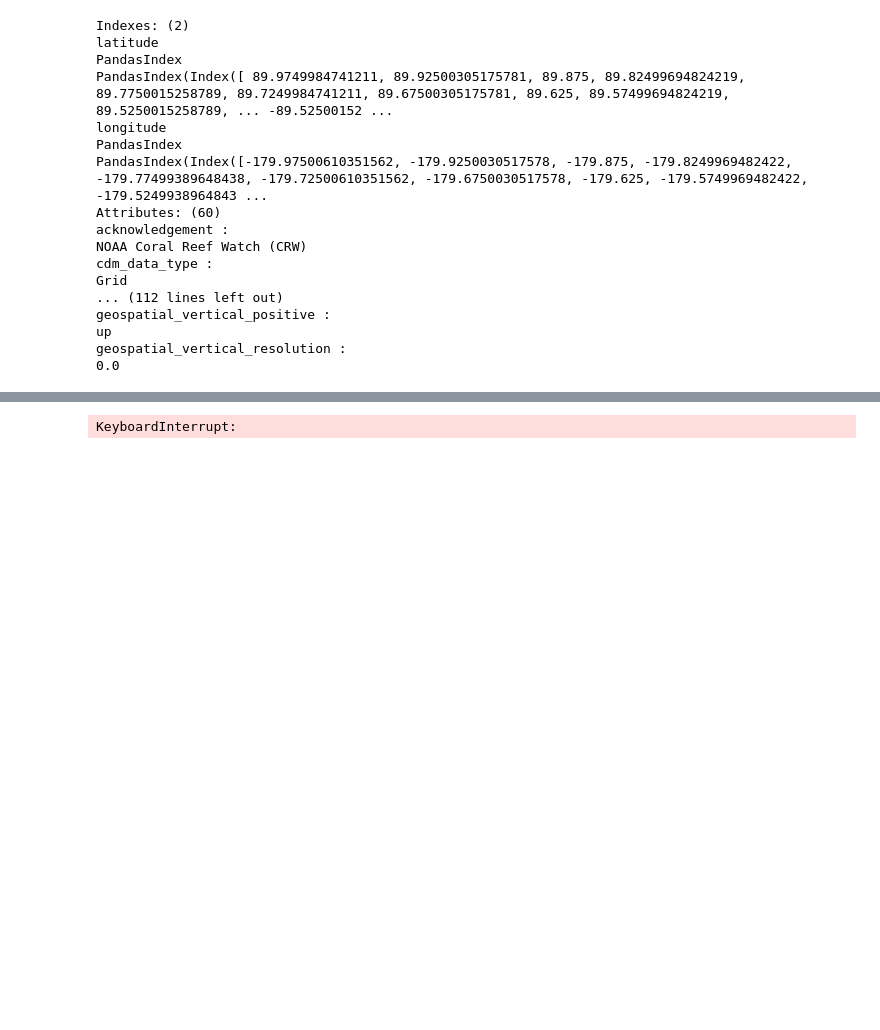
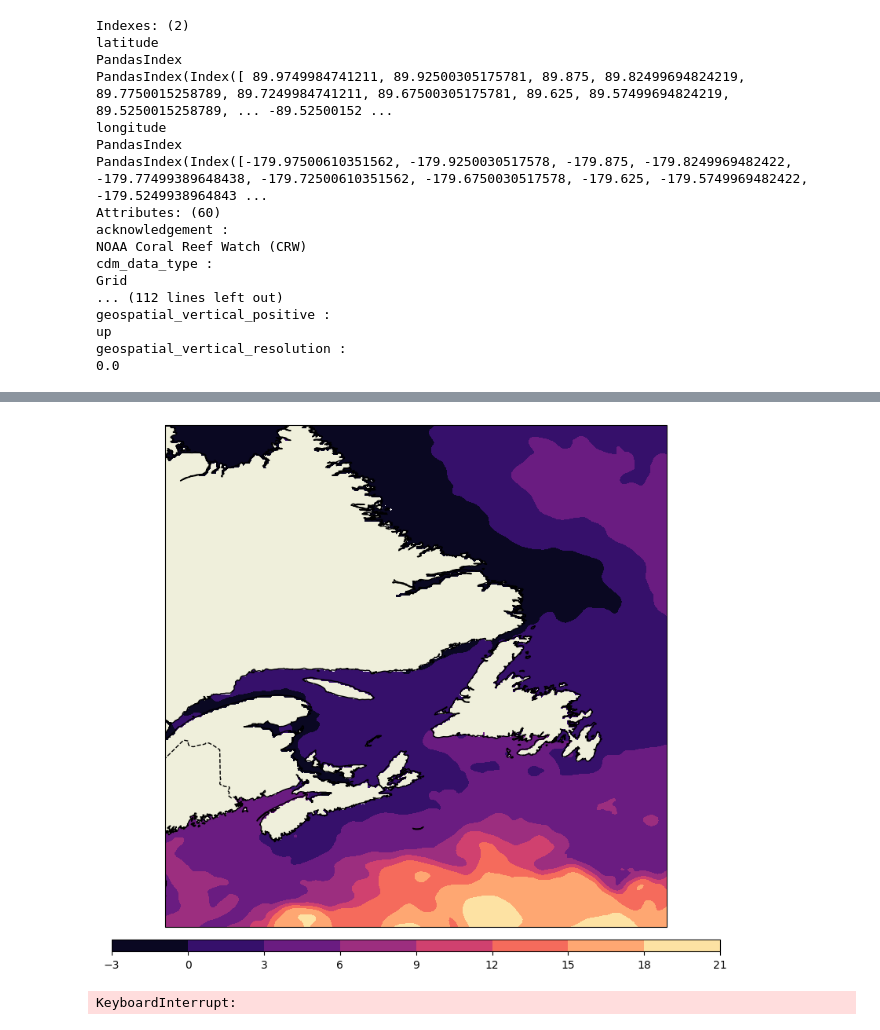
Before and after one commit to TylerWx-AMI/meteostream, a Jupyter notebook: examples/sice.ipynb, the cells around one changed output, grey strips where cells are left out. Cells and saved outputs as stored; diff of their text form; code cells hidden in the pictures; blank space fills up the shorter version.

```diff
--- a/examples/sice.ipynb
+++ b/examples/sice.ipynb
@@ -117,3 +123,27 @@ KeyboardInterrupt:
+# %%
+ds = ds.sel(latitude=slice(60, 40), longitude=slice(-70, -50))
+# %%
+import cartopy.feature as cfeature
+import matplotlib.pyplot as plt
+import matplotlib.ticker as mticker
+import matplotlib.image as mpimg
+import cartopy.crs as ccrs
+import numpy as np
+
+from mpl_toolkits.axes_grid1.inset_locator import inset_axes
+
+ice = ds['CRW_SST']
+
+fig, ax = plt.subplots(subplot_kw={'projection': ccrs.PlateCarree()}, figsize=(10, 10))
+
+ax.add_feature(cfeature.LAND, zorder=0)
+ax.add_feature(cfeature.COASTLINE.with_scale('10m'), zorder=2, color='black')
+ax.add_feature(cfeature.BORDERS, linestyle='--', zorder=3)
+
+cf = ax.contourf(ice['longitude'].values, ice['latitude'].values, ice.values, cmap='magma', zorder=1)
+cbar = plt.colorbar(cf, orientation='horizontal', pad=0.02, aspect=50)
+# %% [output]
+[figure, added]
 # %%
 import cartopy.feature as cfeature
 import matplotlib.pyplot as plt
```
Also changed, not shown: parts of 6 cells of this notebook, 1 other file.
